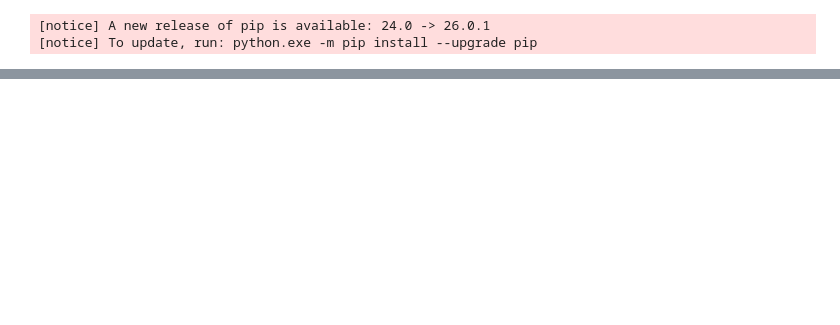
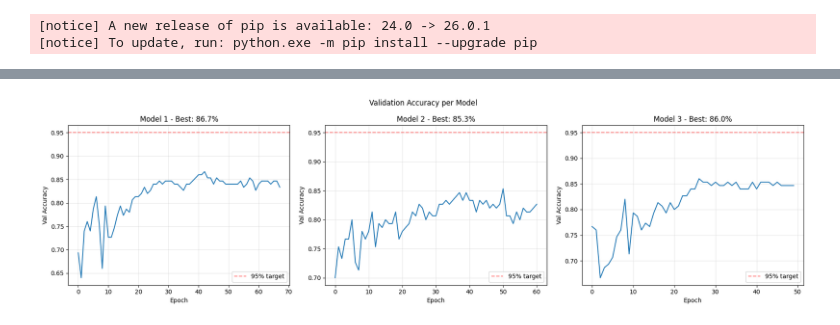
Before and after one commit to cyiza22/Breast-canser_screening, a Jupyter notebook: ml_service/train_model.ipynb, the cells around one changed output, grey strips where cells are left out. Drawn from its saved outputs; the diff is of its cells as text; code cells hidden in the pictures; blank space fills up the shorter version.

```diff
--- a/ml_service/train_model.ipynb
+++ b/ml_service/train_model.ipynb
@@ -374,0 +212,17 @@ Best Validation Accuracy: 0.8533
+# %%
+# ============================================================
+# TRAIN ALL 3 MODELS
+# ============================================================
+
+models = []
+all_histories = []
+
+for i in range(3):
+    print(f"\n{'='*50}")
+    print(f"MODEL {i+1}/3")
+    print(f"{'='*50}")
+    m, hist = train_one_model(i * 10, f"model_{i+1}.h5")
+    models.append(m)
+    all_histories.append(hist)
+
+print("\nAll 3 models trained!")
@@ -374,0 +307,19 @@ Best Validation Accuracy: 0.8533
+# %%
+# ============================================================
+# TRAINING CURVES
+# ============================================================
+
+fig, axes = plt.subplots(1, 3, figsize=(18, 5))
+for i, hist in enumerate(all_histories):
+    axes[i].plot(hist)
+    axes[i].set_title(f"Model {i+1} - Best: {max(hist):.1%}")
+    axes[i].set_xlabel("Epoch")
+    axes[i].set_ylabel("Val Accuracy")
+    axes[i].axhline(y=0.95, color="red", linestyle="--", alpha=0.5, label="95% target")
+    axes[i].grid(True, alpha=0.3)
+    axes[i].legend()
+plt.suptitle("Validation Accuracy per Model")
+plt.tight_layout()
+plt.show()
+# %% [output]
+[figure, added]
```
Also changed, not shown: parts of 19 cells of this notebook, 9 other files.
